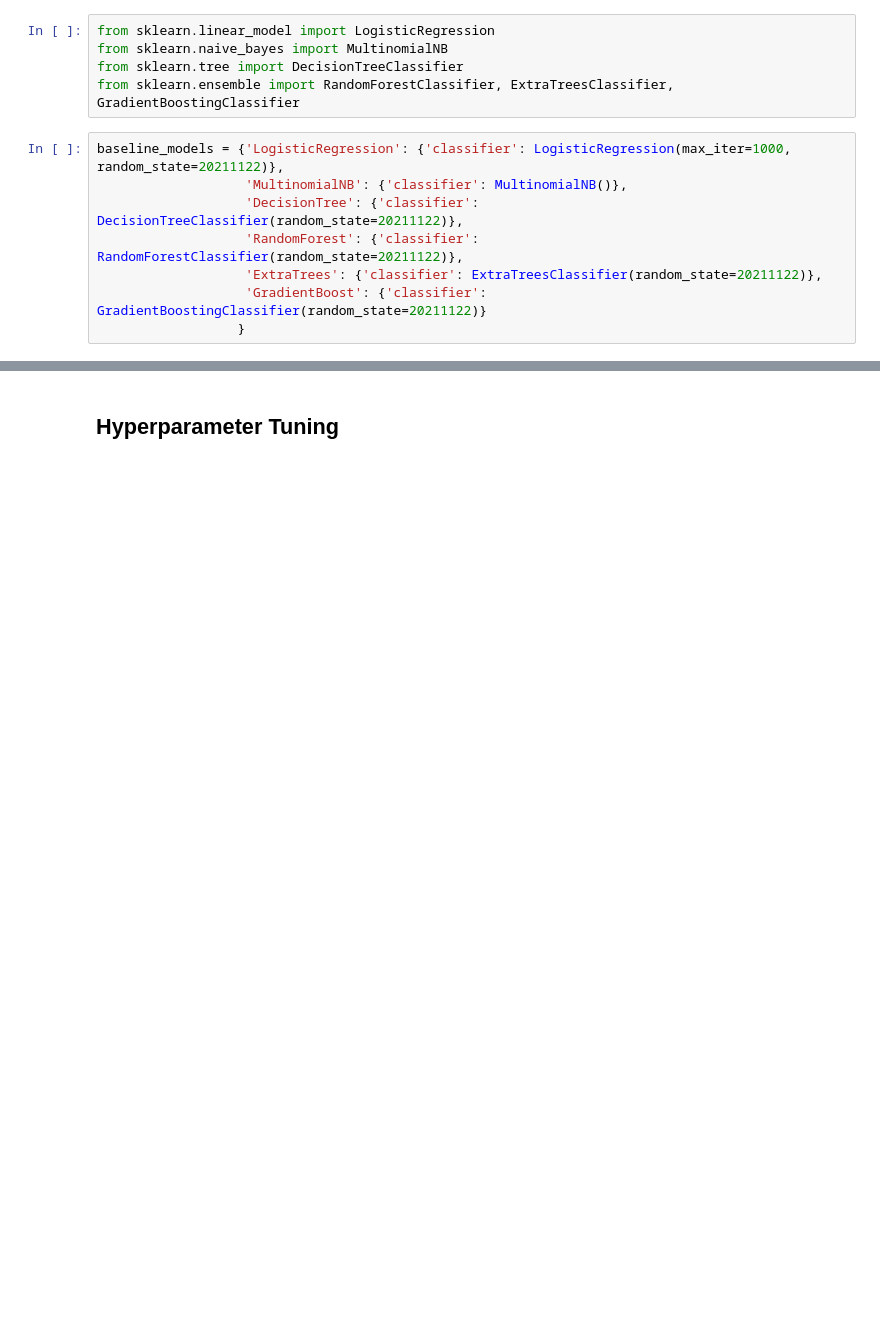
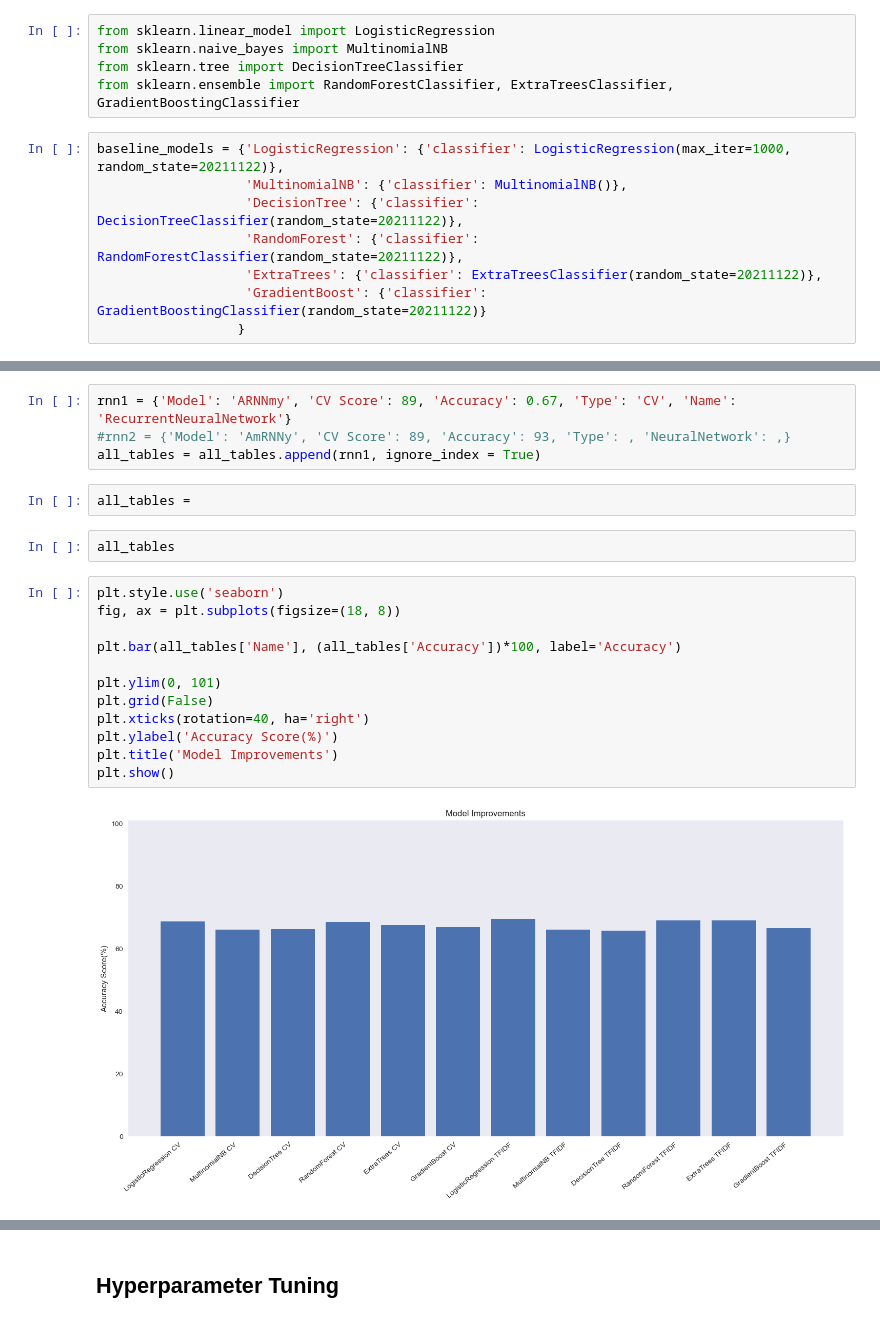
Before and after one commit to czarina-ds/Twitter-Sentiment-Analysis, a Jupyter notebook: sxsw-sentiment-analysis.ipynb, the cells around one changed output, grey strips where cells are left out. Cells and saved outputs as stored; diff of their text form; blank space fills up the shorter version.

```diff
--- a/sxsw-sentiment-analysis.ipynb
+++ b/sxsw-sentiment-analysis.ipynb
@@ -637,0 +651,22 @@ Test Accuracy Score: 0.6903
+# %%
+rnn1 = {'Model': 'ARNNmy', 'CV Score': 89, 'Accuracy': 0.67, 'Type': 'CV', 'Name': 'RecurrentNeuralNetwork'}
+#rnn2 = {'Model': 'AmRNNy', 'CV Score': 89, 'Accuracy': 93, 'Type': , 'NeuralNetwork': ,}
+all_tables = all_tables.append(rnn1, ignore_index = True)
+# %%
+all_tables =
+# %%
+all_tables
+# %%
+plt.style.use('seaborn')
+fig, ax = plt.subplots(figsize=(18, 8))
+
+plt.bar(all_tables['Name'], (all_tables['Accuracy'])*100, label='Accuracy')
+
+plt.ylim(0, 101)
+plt.grid(False)
+plt.xticks(rotation=40, ha='right')
+plt.ylabel('Accuracy Score(%)')
+plt.title('Model Improvements')
+plt.show()
+# %% [output]
+[figure, added]
```
Also changed, not shown: parts of 29 cells of this notebook.
